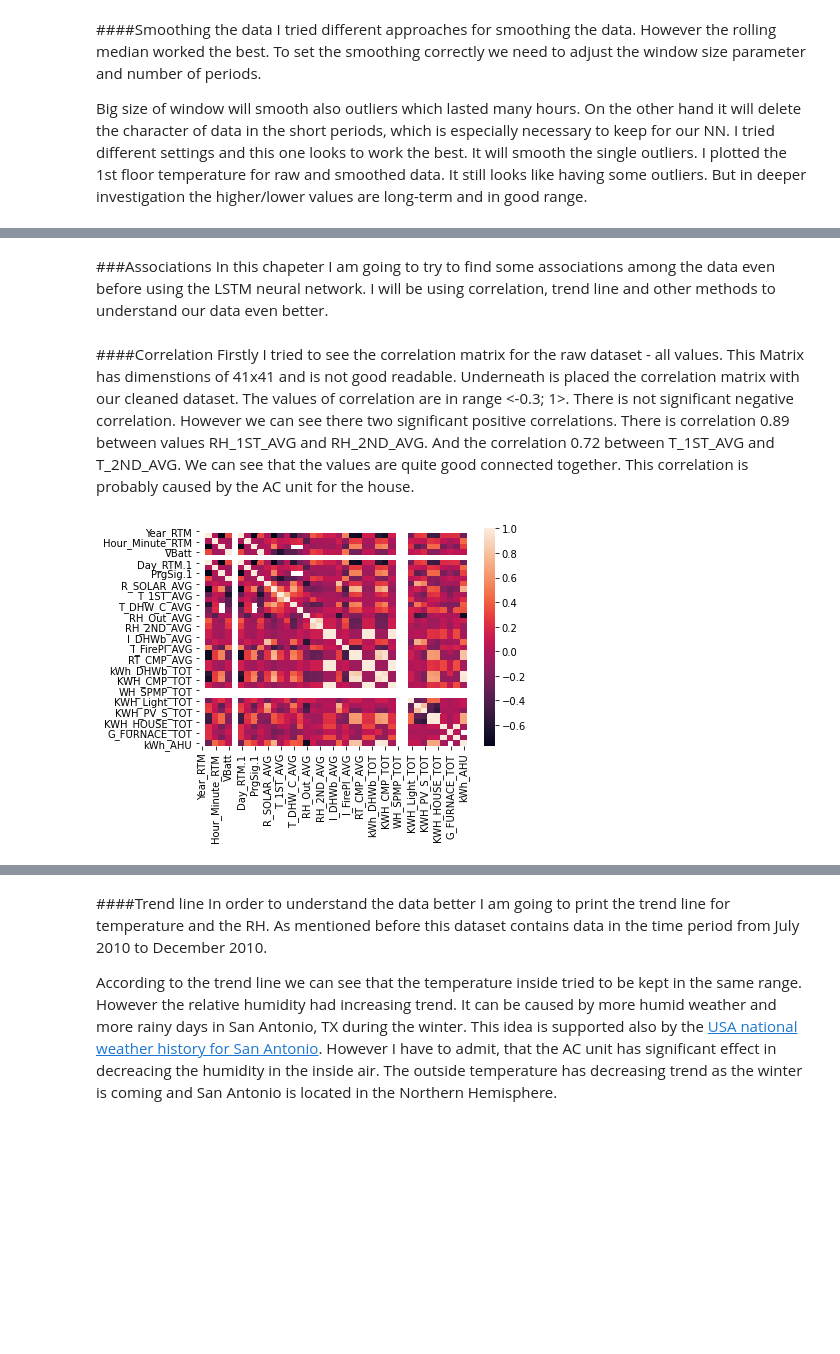
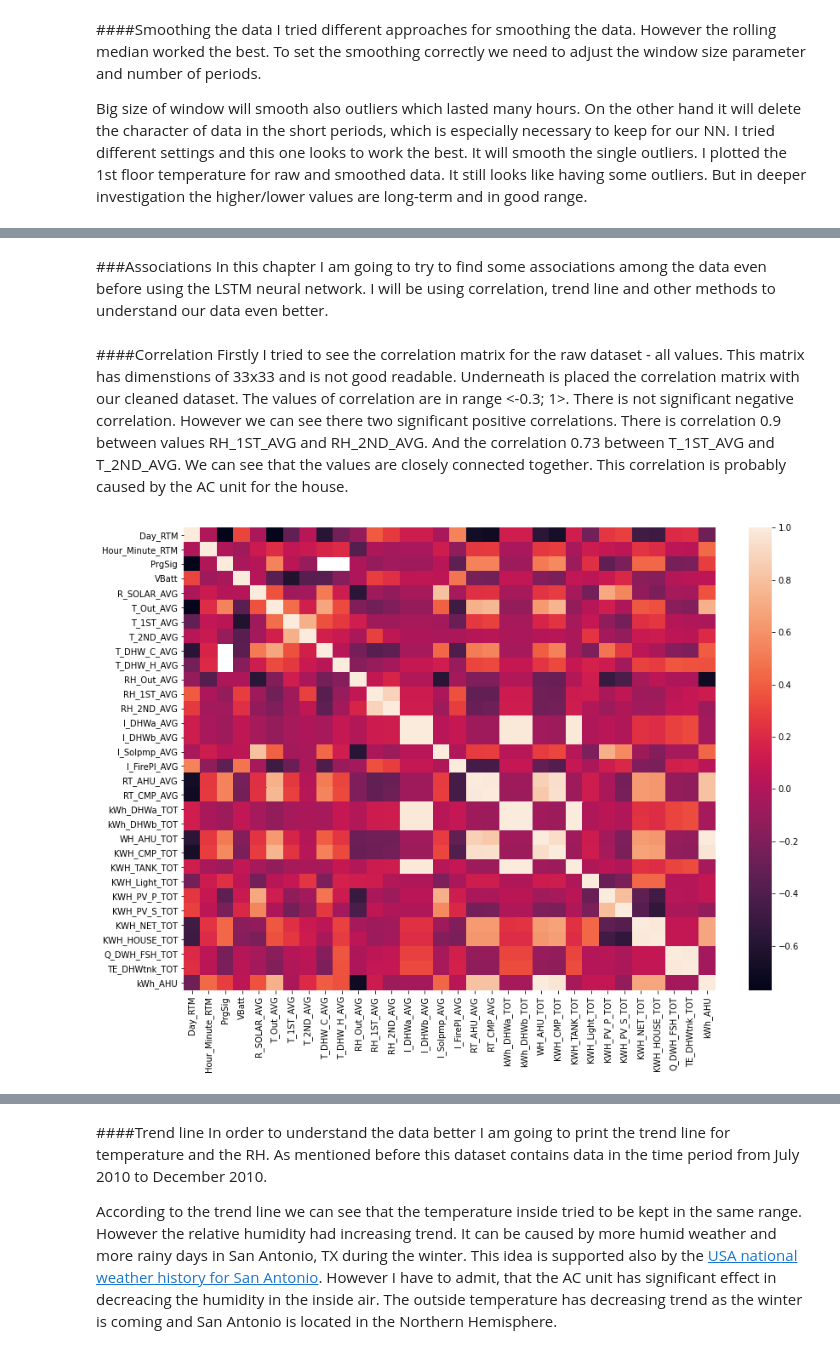
Before and after one commit to milanzongor/fault_detection_project, a Jupyter notebook: fault_detection_project.ipynb, the cells around one changed output, grey strips where cells are left out. Cells and saved outputs as stored; diff of their text form; code cells hidden in the pictures; blank space fills up the shorter version.

```diff
--- a/fault_detection_project.ipynb
+++ b/fault_detection_project.ipynb
@@ -92,6 +79,12 @@ import matplotlib.dates as dates
 PROJECT_PATH = "/content/drive/My Drive/School/B3B38DIT/House_11_edit.csv"
 df_raw = pd.read_csv(PROJECT_PATH)
 
+df_raw.drop(['Year_RTM.1', 'Day_RTM.1', 'Hour_Minute_RTM.1', 'PrgSig.1', 'VBatt.1'], axis=1, inplace=True)
+
+for feature in df_raw.columns:
+  if df_raw[feature].dtype == "int64":
+    df_raw[feature] = df_raw[feature].astype(float)
+
 # print information about dataset and show the first 5 rows
 print(df_raw.info())
 display(df_raw.head(5))
@@ -182,5 +175,7 @@ for col in df_raw.columns:
         print('{0}: {1:.5f}%'.format(col, top_pct*100))
         print(cnts)
         print()
+
+df_raw.drop(['Year_RTM', 'KWH_AMEL_TOT', 'WH_SPMP_TOT', 'G_FURNACE_TOT'], axis=1, inplace=True)
 # %% [output]
 Year_RTM: 100.00000%
@@ -367,13 +335,13 @@ df_raw.plot(x='Datetime', y=feature, title=feature + " raw graph");
 # %% [markdown]
 ###Associations
-In this chapeter I am going to try to find some associations among the data even before using the LSTM neural network. I will be using correlation, trend line and other methods to understand our data even better.
+In this chapter I am going to try to find some associations among the data even before using the LSTM neural network. I will be using correlation, trend line and other methods to understand our data even better.
 # %% [markdown]
 ####Correlation
-Firstly I tried to see the correlation matrix for the raw dataset - all values. This Matrix has dimenstions of 41x41 and is not good readable.
-Underneath is placed the correlation matrix with our cleaned dataset. The values of correlation are in range <-0.3; 1>. There is not significant negative correlation. However we can see there two significant positive correlations. There is correlation 0.89 between values RH_1ST_AVG and RH_2ND_AVG. And the correlation 0.72 between T_1ST_AVG and T_2ND_AVG. We can see that the values are quite good connected together. This correlation is probably caused by the AC unit for the house.
+Firstly I tried to see the correlation matrix for the raw dataset - all values. This matrix has dimenstions of 33x33 and is not good readable.
+Underneath is placed the correlation matrix with our cleaned dataset. The values of correlation are in range <-0.3; 1>. There is not significant negative correlation. However we can see there two significant positive correlations. There is correlation 0.9 between values RH_1ST_AVG and RH_2ND_AVG. And the correlation 0.73 between T_1ST_AVG and T_2ND_AVG. We can see that the values are closely connected together. This correlation is probably caused by the AC unit for the house.
 # %%
-corrMatrix = df_raw.corr()
-sn.heatmap(corrMatrix, annot=False)
+corr_matrix = df_raw.corr()
+sn.heatmap(corr_matrix, annot=False)
 plt.show()
 # %% [output]
-[figure, old version]
+[figure, new version]
```
Also changed, not shown: parts of 44 cells of this notebook.
